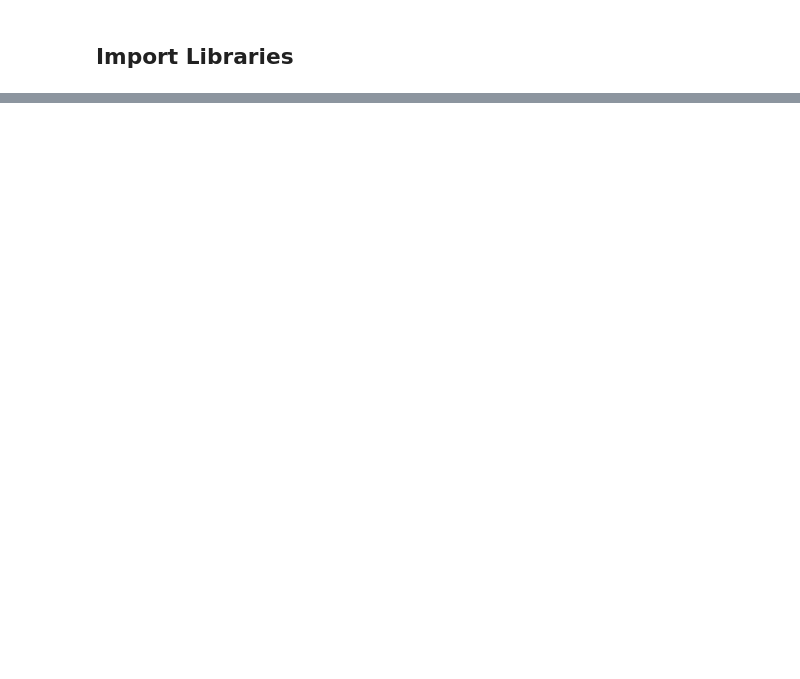
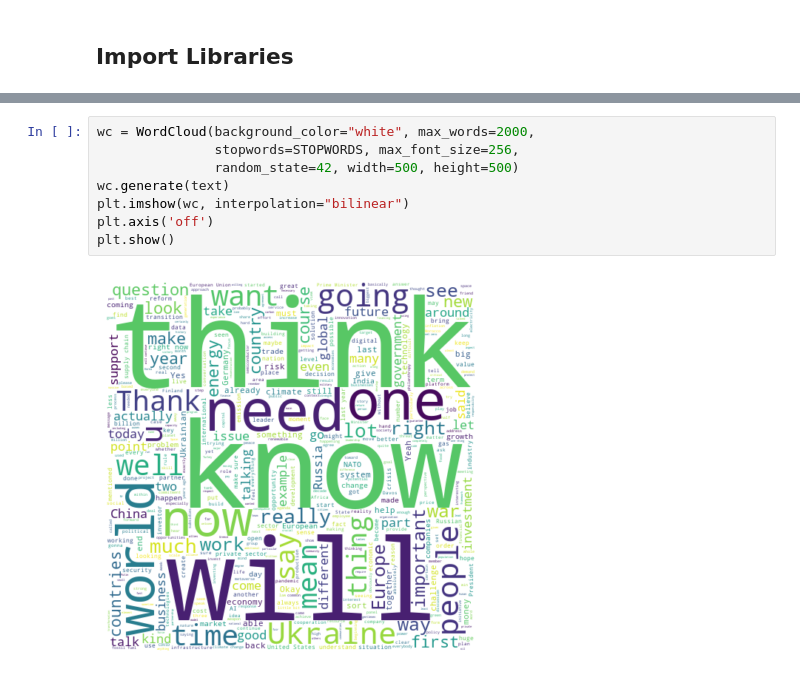
Before and after one commit to UngaTheGreat/world-economic-forum-nlp, a Jupyter notebook: wef23_wordcloud.ipynb, the cells around one changed output, grey strips where cells are left out. Drawn from its saved outputs; the diff is of its cells as text; blank space fills up the shorter version.

```diff
--- a/wef23_wordcloud.ipynb
+++ b/wef23_wordcloud.ipynb
@@ -16,0 +22,10 @@ True
+# %%
+wc = WordCloud(background_color="white", max_words=2000,
+               stopwords=STOPWORDS, max_font_size=256,
+               random_state=42, width=500, height=500)
+wc.generate(text)
+plt.imshow(wc, interpolation="bilinear")
+plt.axis('off')
+plt.show()
+# %% [output]
+[figure, added]
```
Also changed, not shown: parts of 9 cells of this notebook, 11 other files.
